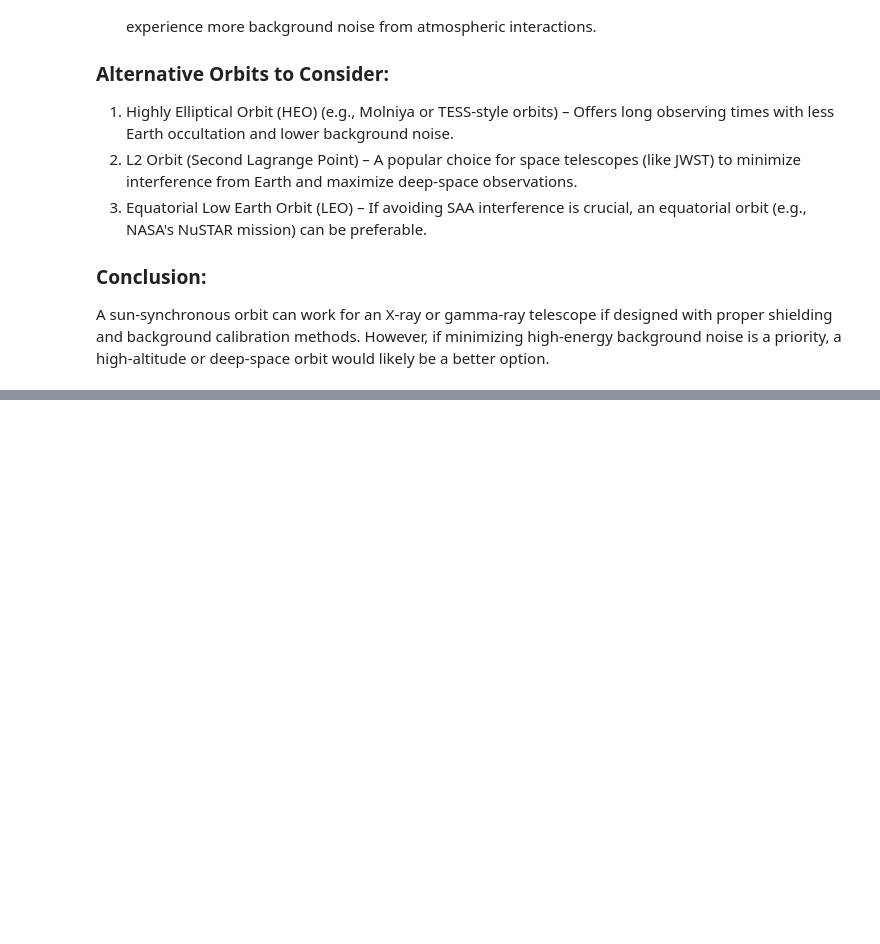
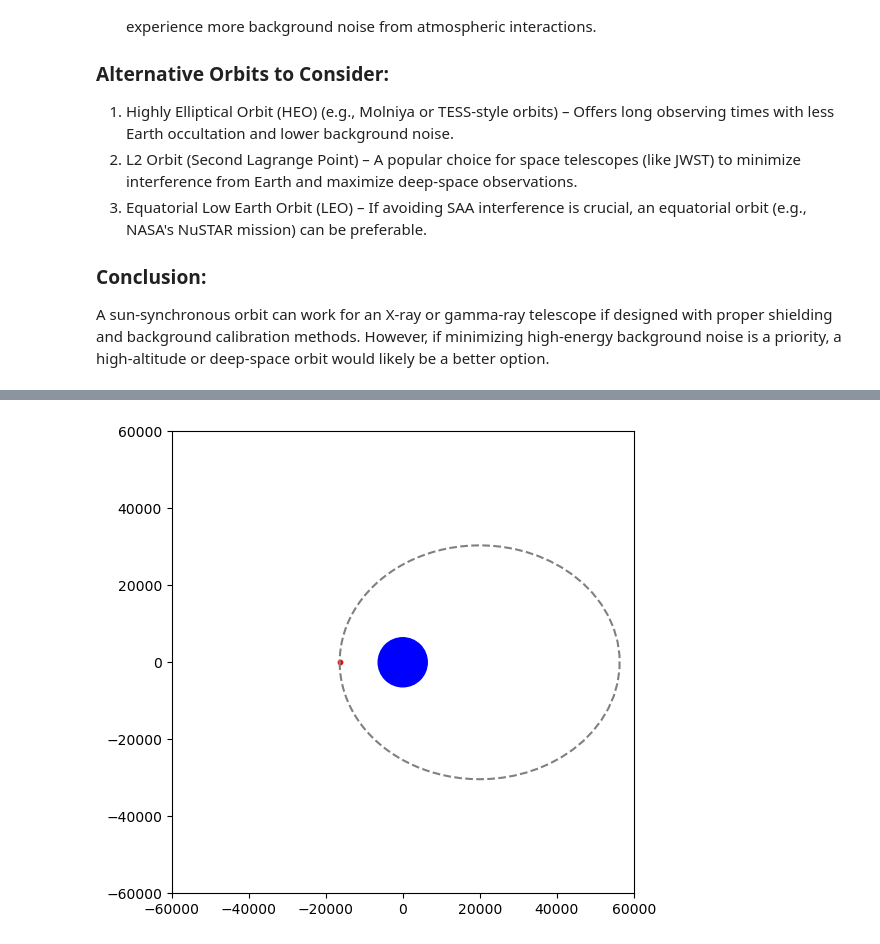
Before and after one commit to CAPIBARA3/capigx-data-analysis, a Jupyter notebook: sky_coverage/celestial_projections.ipynb, the cells around one changed output, grey strips where cells are left out. Saved outputs shown, nothing was run; the diff lists cells and outputs as text; code cells hidden in the pictures; blank space fills up the shorter version.

```diff
--- a/sky_coverage/celestial_projections.ipynb
+++ b/sky_coverage/celestial_projections.ipynb
@@ -139,0 +281,58 @@ A sun-synchronous orbit can work for an X-ray or gamma-ray telescope if designed
+# %%
+import numpy as np
+import matplotlib.pyplot as plt
+import matplotlib.animation as animation
+
+# Constants for the HEO orbit
+earth_radius = 6371  # Earth radius in km
+periapsis = 10000  # Periapsis (closest point to Earth) in km
+apoapsis = 50000  # Apoapsis (farthest point from Earth) in km
+
+# Semi-major axis and eccentricity calculation
+a = (earth_radius + periapsis + earth_radius + apoapsis) / 2  # Semi-major axis in km
+e = (earth_radius + apoapsis - (earth_radius + periapsis)) / (earth_radius + apoapsis + earth_radius + periapsis)  # Eccentricity
+
+# Time and orbital period
+num_frames = 500  # Number of frames in the video
+
+# Create figure for plotting
+fig, ax = plt.subplots(figsize=(6, 6))
+ax.set_xlim(-60_000, 60_000)
+ax.set_ylim(-60_000, 60_000)
+ax.set_aspect('equal', 'box')
+
+# Draw the Earth
+earth_circle = plt.Circle((0, 0), earth_radius, color='blue', label='Earth')
+ax.add_patch(earth_circle)
+
+# Orbit path (ellipse)
+theta = np.linspace(0, 2 * np.pi, 100)
+x_orbit = a * (1 - e**2) / (1 + e * np.cos(theta)) * np.cos(theta)
+y_orbit = a * (1 - e**2) / (1 + e * np.cos(theta)) * np.sin(theta)
+ax.plot(-x_orbit, -y_orbit, color='gray', linestyle='--', label="Orbit Path")
+
+# Plot satellite as a point (scatter plot)
+satellite_scatter = ax.scatter([], [], color='red', s=10, label='Satellite')
+
+# Function to update satellite position for each frame
+def update(frame):
+    # Calculate the true anomaly (angle) for the satellite
+    angle = 2 * np.pi * frame / num_frames  # Full orbit in num_frames frames
+
+    # Calculate the current orbital radius using the elliptical orbit formula
+    r = a * (1 - e**2) / (1 + e * np.cos(angle))
+
+    # Compute the satellite's position in the orbit
+    x = r * np.cos(angle)
+    y = r * np.sin(angle)
+
+    # Update satellite position
+    satellite_scatter.set_offsets([-x, -y])
+
+    return satellite_scatter
+
+# Create the animation
+ani = animation.FuncAnimation(fig, update, frames=num_frames, interval=50, blit=False)
+ani.save('satellite_orbit_video_single.mp4', writer='ffmpeg', fps=30) # save animation
+# %% [output]
+[figure, added]
```
Also changed, not shown: parts of 9 cells of this notebook, 15 other files.
